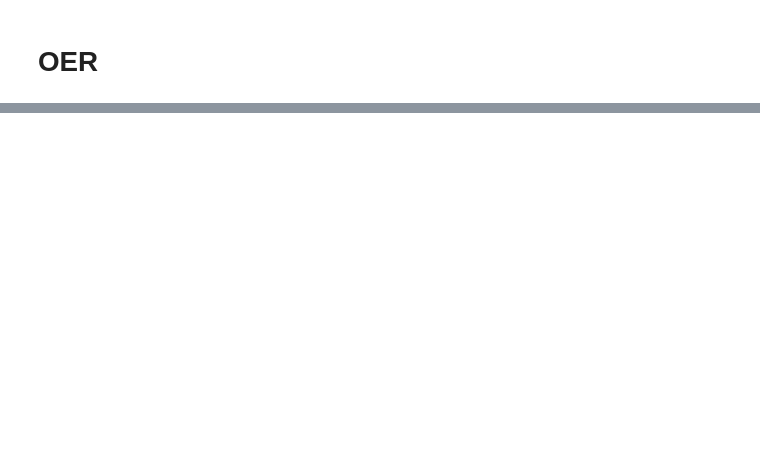
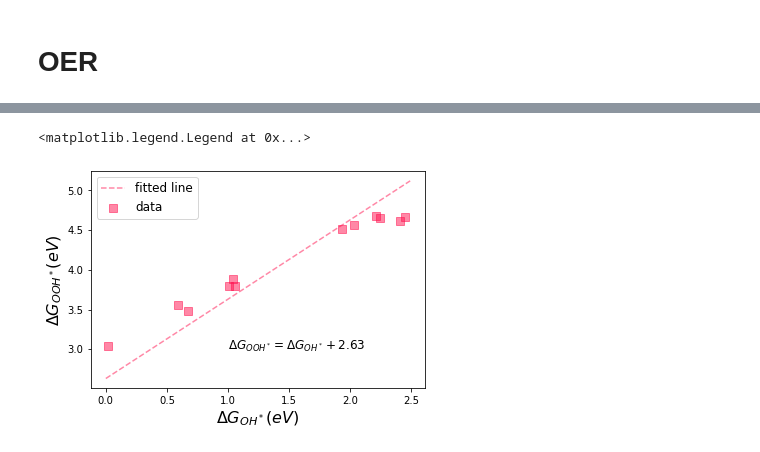
Before and after one commit to hjyang2798/CER_repository_CCEL, a Jupyter notebook: paper_N4_scaling_volcano.ipynb, the cells around one changed output, grey strips where cells are left out. Drawn from its saved outputs; the diff is of its cells as text; code cells hidden in the pictures; blank space fills up the shorter version.

```diff
--- a/paper_N4_scaling_volcano.ipynb
+++ b/paper_N4_scaling_volcano.ipynb
@@ -147,0 +189,26 @@ plt.legend()
+# %%
+plt.figure(figsize=(6,4))
+
+ΔGₒₒₕ =  np.array(N4_df['G_OOH_t'])
+ΔGₒₕ = np.array(N4_df['G_OH_t'])
+popt, pcov = curve_fit(func, ΔGₒₕ, ΔGₒₒₕ)
+
+plt.scatter(ΔGₒₕ, ΔGₒₒₕ,label = 'data',color=c[0], alpha=0.5 ,s=50,marker='s')
+x1 = np.arange(-.0,2.5,0.01)
+#plt.plot(x1, func(x1, *popt), color='red', linewidth=1)
+
+def func2(x, b):
+    return x + b
+
+popt, pcov = curve_fit(func2, ΔGₒₕ, ΔGₒₒₕ)
+plt.plot(x1, func2(x1, *popt),'--', label='fitted line',color=c[0],alpha=0.5)
+plt.ylabel('$ΔG_{OOH^*} (eV)$',fontsize=16)
+plt.xlabel('$ΔG_{OH^*} (eV)$',fontsize=16)
+plt.text(1,3,'$ΔG_{OOH^*}= ΔG_{OH^*} + %.2f$' %(popt[0]),fontsize=12 )
+
+#plt.text(0.5,2,'ΔGₒₒₕ = %.2f ΔGₒₕ + %.2f' %(popt[0],popt[1]) )
+
+plt.legend(fontsize=12)
+# %% [output]
+<matplotlib.legend.Legend at 0x...>
+[figure, added]
```
Also changed, not shown: parts of 22 cells of this notebook.
